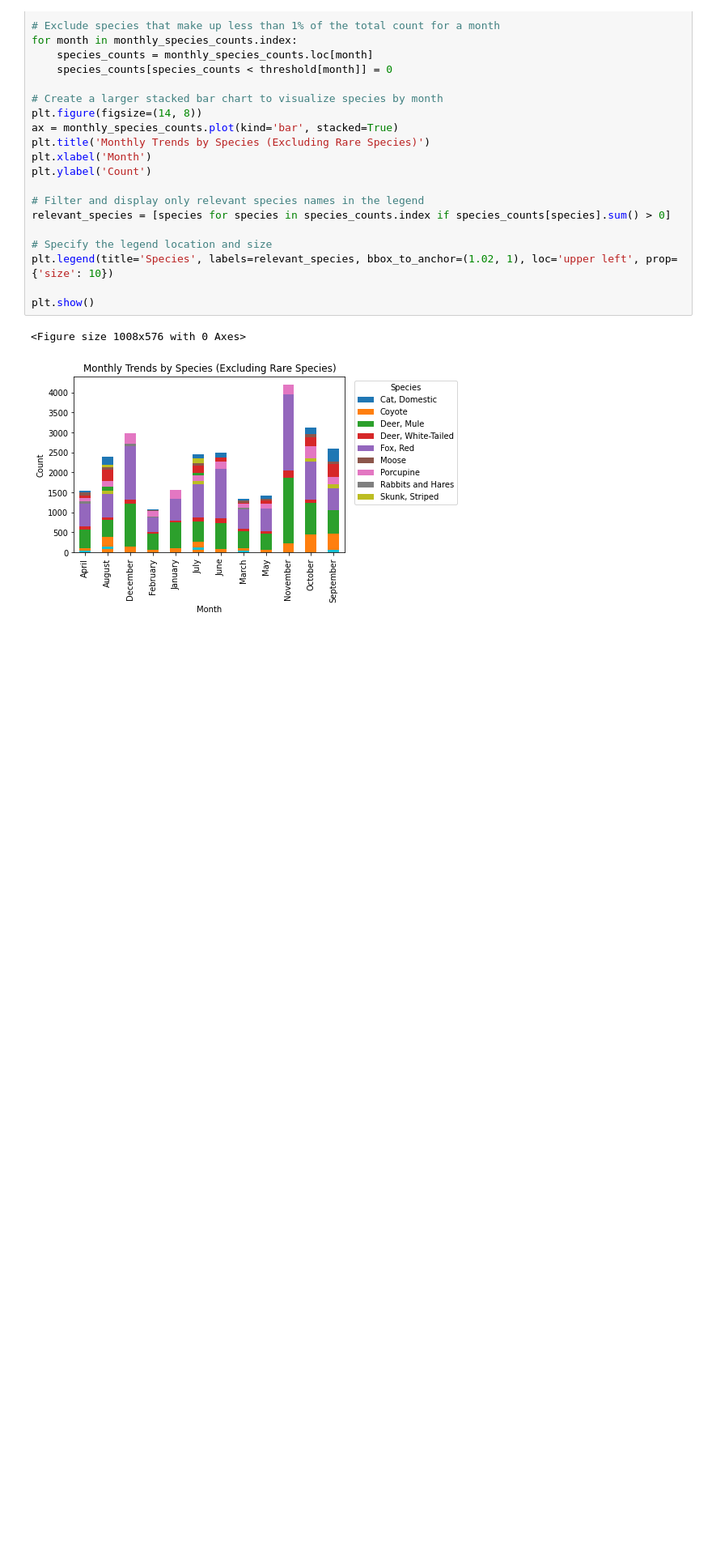
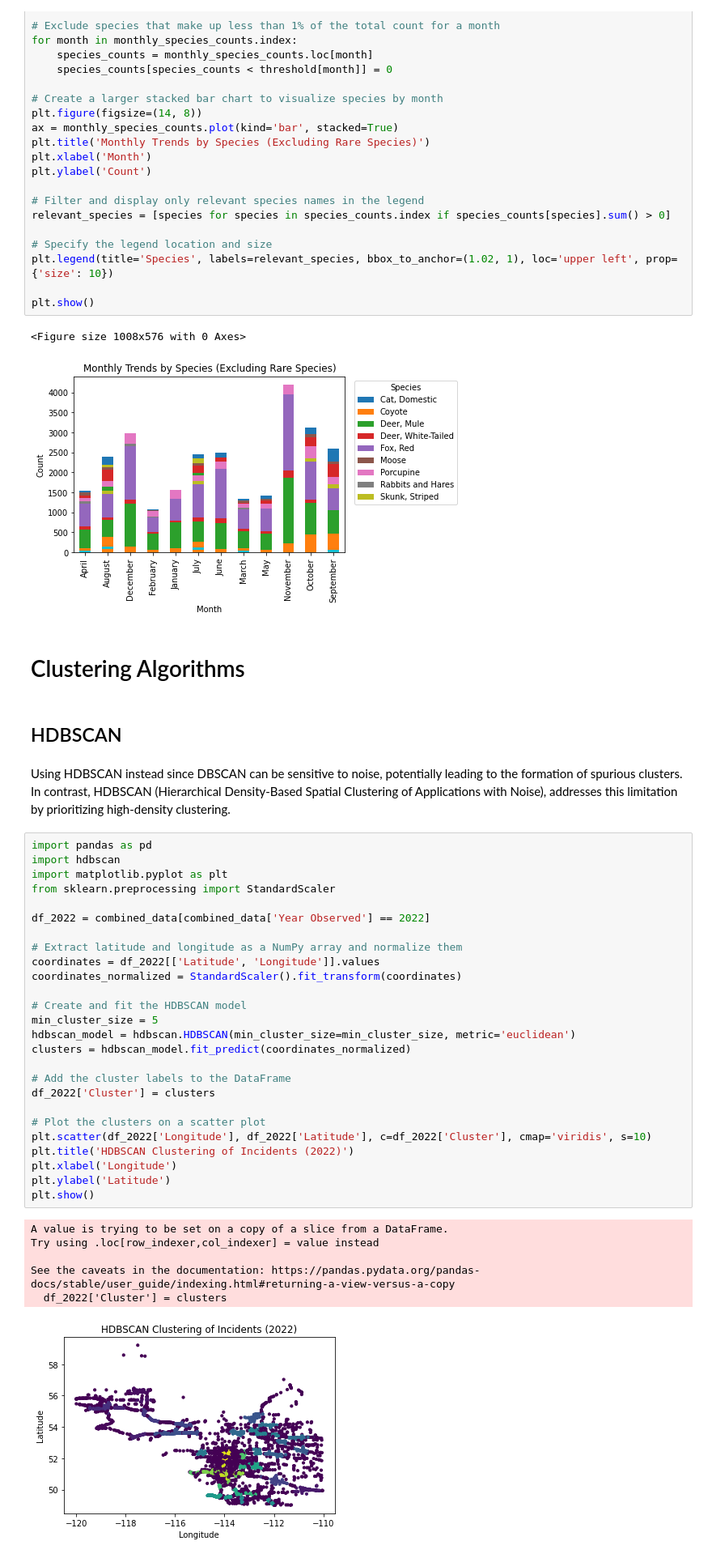
Before and after one commit to arnavhasija/wildlife-road-safety, a Jupyter notebook: wildlife-road-safety-data-analysis.ipynb, the cells around one changed output. Shown: that part at 81% size. Cells and saved outputs as stored; diff of their text form; blank space fills up the shorter version.

Commit message:
Add HDBSCAN and Hierarchical Clustering Analysis

```diff
--- a/wildlife-road-safety-data-analysis.ipynb
+++ b/wildlife-road-safety-data-analysis.ipynb
@@ -141,3 +145,42 @@ plt.show()
 # %% [output]
 <Figure size 1008x576 with 0 Axes>
 [figure]
+# %% [markdown]
+# Clustering Algorithms
+# %% [markdown]
+## HDBSCAN
+# %% [markdown]
+Using HDBSCAN instead since DBSCAN can be sensitive to noise, potentially leading to the formation of spurious clusters. In contrast, HDBSCAN (Hierarchical Density-Based Spatial Clustering of Applications with Noise), addresses this limitation by prioritizing high-density clustering.
+# %%
+import pandas as pd
+import hdbscan
+import matplotlib.pyplot as plt
+from sklearn.preprocessing import StandardScaler
+
+df_2022 = combined_data[combined_data['Year Observed'] == 2022]
+
+# Extract latitude and longitude as a NumPy array and normalize them
+coordinates = df_2022[['Latitude', 'Longitude']].values
+coordinates_normalized = StandardScaler().fit_transform(coordinates)
+
+# Create and fit the HDBSCAN model
+min_cluster_size = 5
+hdbscan_model = hdbscan.HDBSCAN(min_cluster_size=min_cluster_size, metric='euclidean')
+clusters = hdbscan_model.fit_predict(coordinates_normalized)
+
+# Add the cluster labels to the DataFrame
+df_2022['Cluster'] = clusters
+
+# Plot the clusters on a scatter plot
+plt.scatter(df_2022['Longitude'], df_2022['Latitude'], c=df_2022['Cluster'], cmap='viridis', s=10)
+plt.title('HDBSCAN Clustering of Incidents (2022)')
+plt.xlabel('Longitude')
+plt.ylabel('Latitude')
+plt.show()
+# %% [output]
+A value is trying to be set on a copy of a slice from a DataFrame.
+Try using .loc[row_indexer,col_indexer] = value instead
+
+See the caveats in the documentation: https://pandas.pydata.org/pandas-docs/stable/user_guide/indexing.html#returning-a-view-versus-a-copy
+  df_2022['Cluster'] = clusters
+[figure, added]
```
Also changed, not shown: parts of 5 cells of this notebook.
